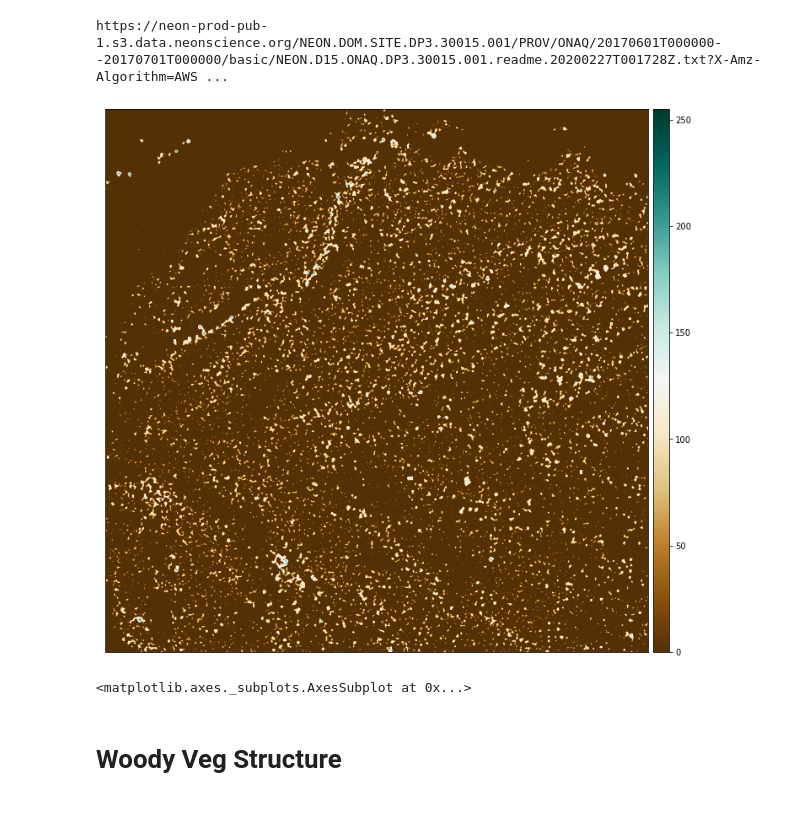
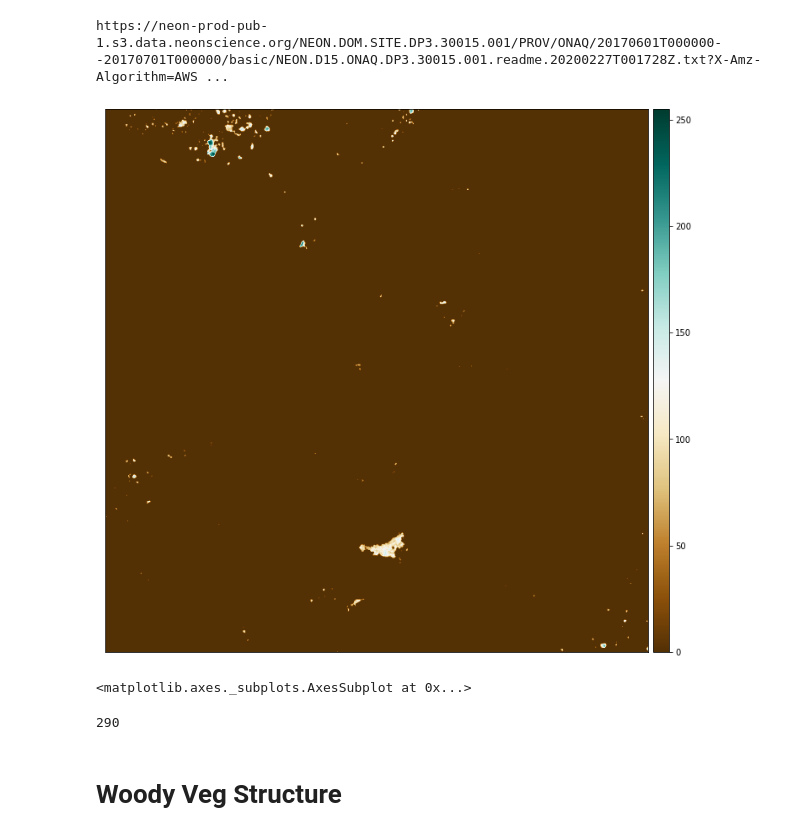
Before and after one commit to kessb/sagebrush-ecosystem-modeling, a Jupyter notebook: scripts/function_scratchscripts.ipynb, the cells around one changed output. Cells and saved outputs as stored; diff of their text form; code cells hidden in the pictures.

```diff
--- a/scripts/function_scratchscripts.ipynb
+++ b/scripts/function_scratchscripts.ipynb
@@ -46,10 +46,10 @@ for i in call_response.json()['data']['files']:
         x+=1
         tif_files.append(data_file_url)
 # %%
-with rio.open (tif_files[184]) as src:
+with rio.open (tif_files[56]) as src:
     arr=src.read(1,masked=True)
 
 ep.plot_bands(arr,cmap='BrBG')
 # %% [output]
-[figure, old version]
+[figure, new version]
 <matplotlib.axes._subplots.AxesSubplot at 0x...>
@@ -56,3 +85,8 @@ ep.plot_bands(arr,cmap='BrBG')
+# %%
+tif_list=open_ecosystem_structure(site='CPER',date='2017-05')
+len(tif_list)
+# %% [output]
+290
 # %% [markdown]
 # Woody Veg Structure
 # %% [markdown]
```
Also changed, not shown: parts of 3 cells of this notebook.
